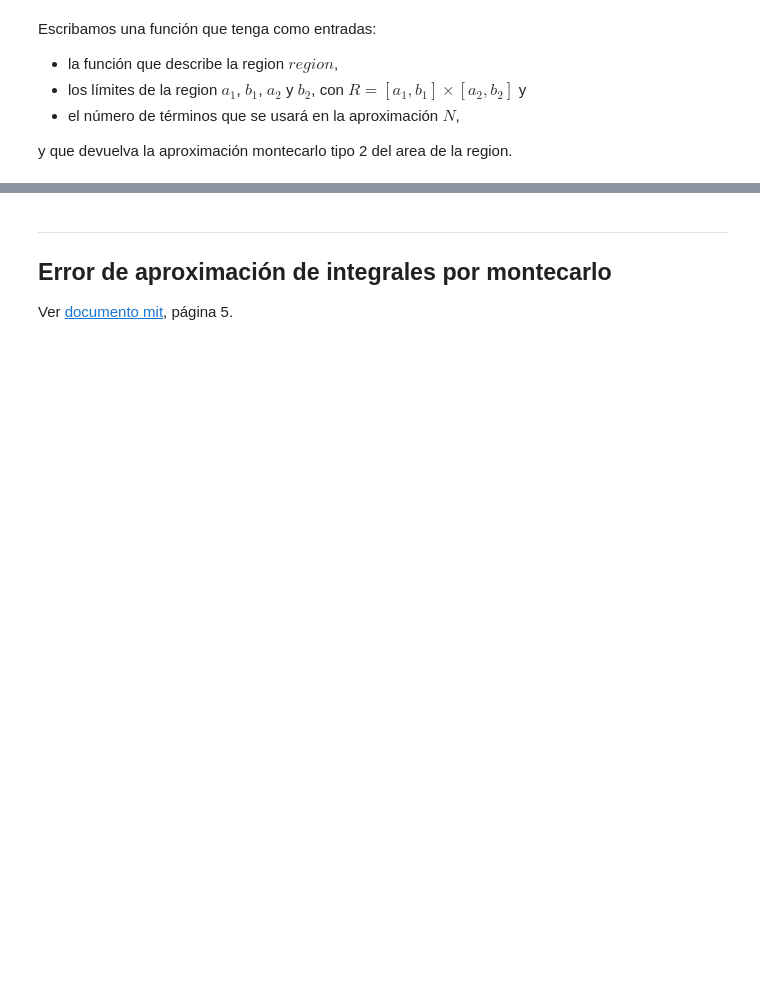
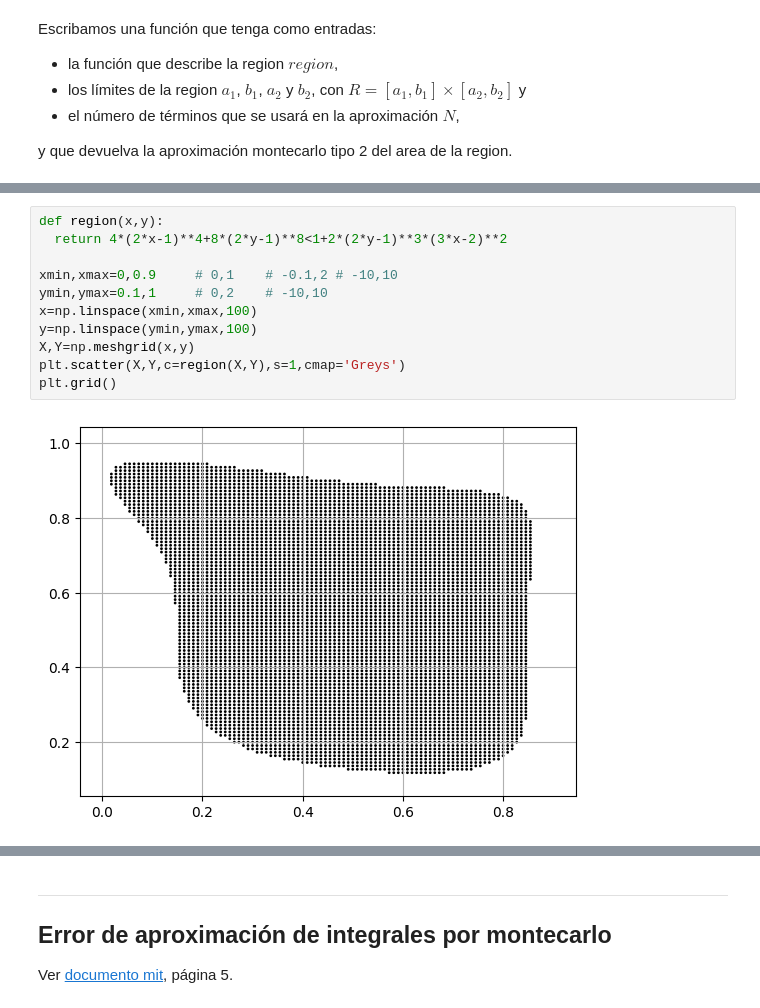
Before and after one commit to ArellanoMCarlos/SimMat_P2024, a Jupyter notebook: Módulo 2 - Montecarlo/IntegracionMontecarlo.ipynb, the cells around one changed output, grey strips where cells are left out. Saved outputs shown, nothing was run; the diff lists cells and outputs as text; blank space fills up the shorter version.

```diff
--- a/Módulo 2 - Montecarlo/IntegracionMontecarlo.ipynb
+++ b/Módulo 2 - Montecarlo/IntegracionMontecarlo.ipynb
@@ -349,0 +445,13 @@ Poner los resultados en una tabla cuyas filas correspondan a la cantidad de tér
+# %%
+def region(x,y):
+  return 4*(2*x-1)**4+8*(2*y-1)**8<1+2*(2*y-1)**3*(3*x-2)**2
+
+xmin,xmax=0,0.9     # 0,1    # -0.1,2 # -10,10
+ymin,ymax=0.1,1     # 0,2    # -10,10
+x=np.linspace(xmin,xmax,100)
+y=np.linspace(ymin,ymax,100)
+X,Y=np.meshgrid(x,y)
+plt.scatter(X,Y,c=region(X,Y),s=1,cmap='Greys')
+plt.grid()
+# %% [output]
+[figure, added]
```
Also changed, not shown: parts of 18 cells of this notebook, 2 other files.
